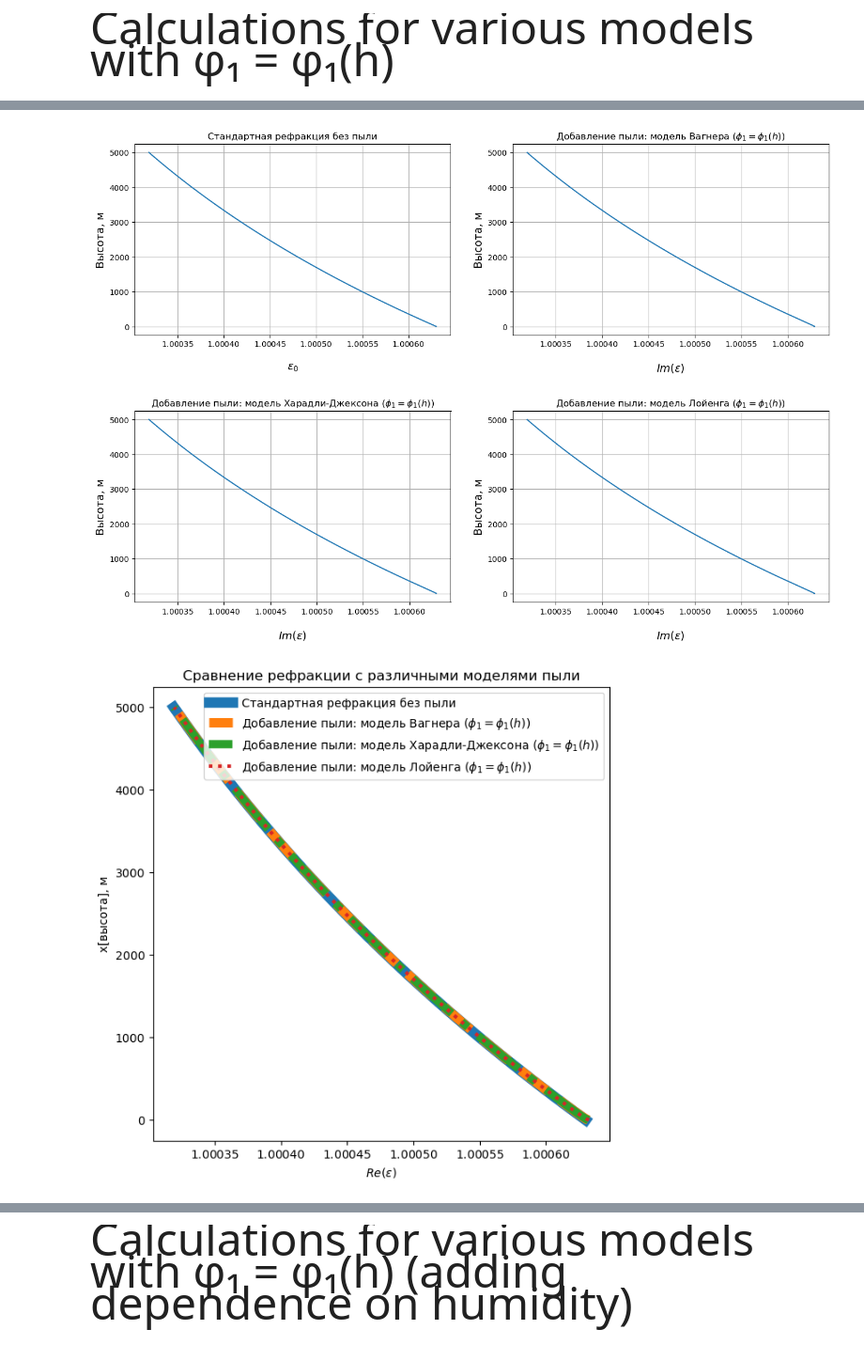
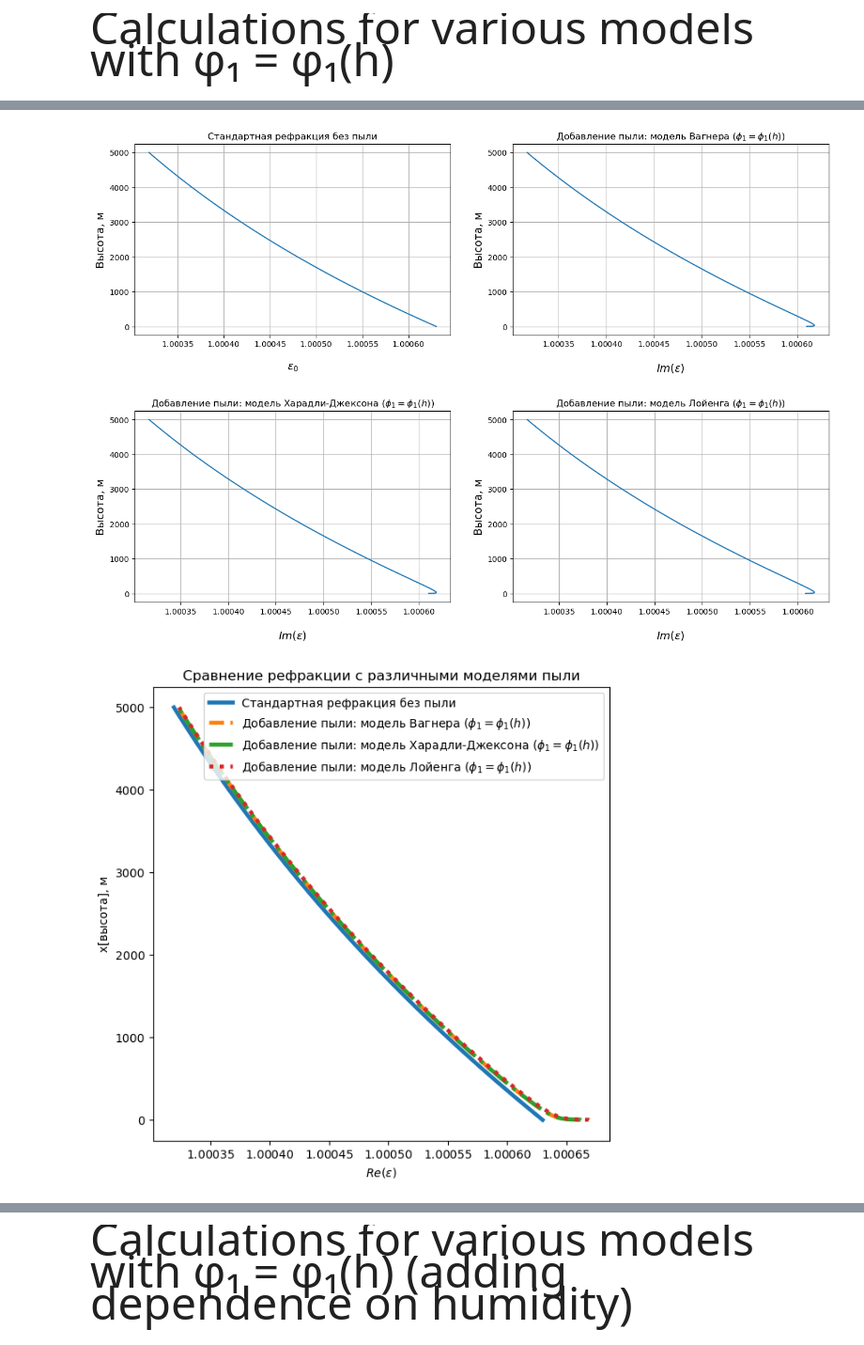
Before and after one commit to Margo-10/pe_radiowaves, a Jupyter notebook: pe_radiowaves.ipynb, the cells around one changed output, grey strips where cells are left out. Shown at 94% size. Drawn from its saved outputs; the diff is of its cells as text; code cells hidden in the pictures.

```diff
--- a/pe_radiowaves.ipynb
+++ b/pe_radiowaves.ipynb
@@ -27,7 +27,7 @@ eps_l_real = [0]*(H_max*coeff+1)
 eps_w_complex = [0]*(H_max*coeff+1)
 eps_kj_complex =[0]*(H_max*coeff+1)
 eps_l_complex = [0]*(H_max*coeff+1)
-phi_1 = 0.025
+phi_1 = 0.045
 eps_1= 4.56 + cmath.sqrt(-1)*0.251
 phi_1_arr = np.linspace(0, 1, H_max*coeff+1)
 # %%
@@ -95,0 +99,23 @@ plt.show()
+# %%
+Humidity_arr = np.linspace(0, 1, H_max*coeff+1)
+phi_1 = 0.045
+
+
+for i in range(H_max*coeff+1):
+    eps_1= (4.56 + 0.04*Humidity_arr[i] - 7.78*pow(Humidity_arr[i],2)*1.e-4 + 5.56*pow(Humidity_arr[i],3)*1.e-6) + cmath.sqrt(-1)*(0.251+ 0.02*Humidity_arr[i] - 3.71*pow(Humidity_arr[i],2)*1.e-4 + 2.76*pow(Humidity_arr[i],3)*1.e-6)
+    eps_w_real[i]  = 3*eps_0[i]*phi_1*(eps_1.real-eps_0[i])/(eps_1.real+2*eps_0[i]) + eps_0[i]
+
+for i in range(H_max*coeff+1):
+    eps_kj_real[i] = (2*eps_0[i]*phi_1*(eps_1.real-eps_0[i]) + eps_0[i]*eps_1.real + 2*eps_0[i]*eps_0[i])/(eps_1.real+2*eps_0[i]-phi_1*(eps_1.real-eps_0[i]))
+
+for i in range(H_max*coeff+1):
+     eps_l_real[i] = pow((phi_1*(pow(eps_1.real,1.0/3.0)-pow(eps_0[i],1.0/3.0)) + pow(eps_0[i],1.0/3.0)), 3)
+
+for i in range(H_max*coeff+1):
+    eps_w_complex[i]  = 3*eps_0[i]*phi_1*(eps_1.imag-eps_0[i])/(eps_1.imag+2*eps_0[i]) + eps_0[i]
+
+for i in range(H_max*coeff+1):
+    eps_kj_complex[i] = (2*eps_0[i]*phi_1*(eps_1.imag-eps_0[i]) + eps_0[i]*eps_1.imag + 2*eps_0[i]*eps_0[i])/(eps_1.imag+2*eps_0[i]-phi_1*(eps_1.imag-eps_0[i]))
+
+for i in range(H_max*coeff+1):
+    eps_l_complex[i] = pow((phi_1*(pow(eps_1.imag,1.0/3.0)-pow(eps_0[i],1.0/3.0)) + pow(eps_0[i],1.0/3.0)), 3)
@@ -400,7 +468,7 @@ b=0.28
 rho=2440
 
 #visibility
-V_0 = 6.5; #meters
+V_0 = 0.5; #meters
 h_0 = 2.0
 
 #for Libya and Sudan
@@ -417,6 +484,0 @@ phi_1_const
-# %%
-H_max = 5000
-coeff = 160
-dh = H_max/(coeff*H_max)
-new_range = 2*coeff
-new_range
@@ -520,31 +585,31 @@ axs[1, 1].grid(True)
 plt.tight_layout(pad=3.0)
 plt.show()
 # %% [output]
-[figure, old version]
+[figure, new version]
 # %%
 plt.figure(figsize=(7, 7))
 
 # Первый график
-plt.plot(eps_0, h, linestyle='-', linewidth='9', label='Стандартная рефракция без пыли')
+plt.plot(eps_0, h, linestyle='-', linewidth='3.4', label='Стандартная рефракция без пыли')
 
 # Второй график
-plt.plot(eps_w_real, h, linestyle='--', linewidth='8',  label='Добавление пыли: модель Вагнера ($\phi_1 = \phi_1(h) $)')
+plt.plot(eps_w_real, h, linestyle='--', linewidth='3.4',  label='Добавление пыли: модель Вагнера ($\phi_1 = \phi_1(h) $)')
 
 # Третий график
-plt.plot(eps_kj_real, h, linestyle='-.', linewidth='7',  label='Добавление пыли: модель Харадли-Джексона ($\phi_1 = \phi_1(h) $)')
+plt.plot(eps_kj_real, h, linestyle='-.', linewidth='3.4',  label='Добавление пыли: модель Харадли-Джексона ($\phi_1 = \phi_1(h) $)')
 
 # Четвертый график
-plt.plot(eps_l_real, h, linestyle=':', linewidth='3', label='Добавление пыли: модель Лойенга ($\phi_1 = \phi_1(h) $)')
+plt.plot(eps_l_real, h, linestyle=':', linewidth='3.4', label='Добавление пыли: модель Лойенга ($\phi_1 = \phi_1(h) $)')
 
 plt.xlabel('$Re(ε)$')
 plt.ylabel('x[высота], м')
 plt.title('Сравнение рефракции с различными моделями пыли')
 plt.ticklabel_format(style='scientific', axis='x', useMathText=True, useOffset=False)
 plt.legend()
 
 plt.show()
 # %% [output]
-[figure, old version]
+[figure, new version]
 # %%
 plt.figure(figsize=(7, 7))
 
```
Also changed, not shown: parts of 20 cells of this notebook.
